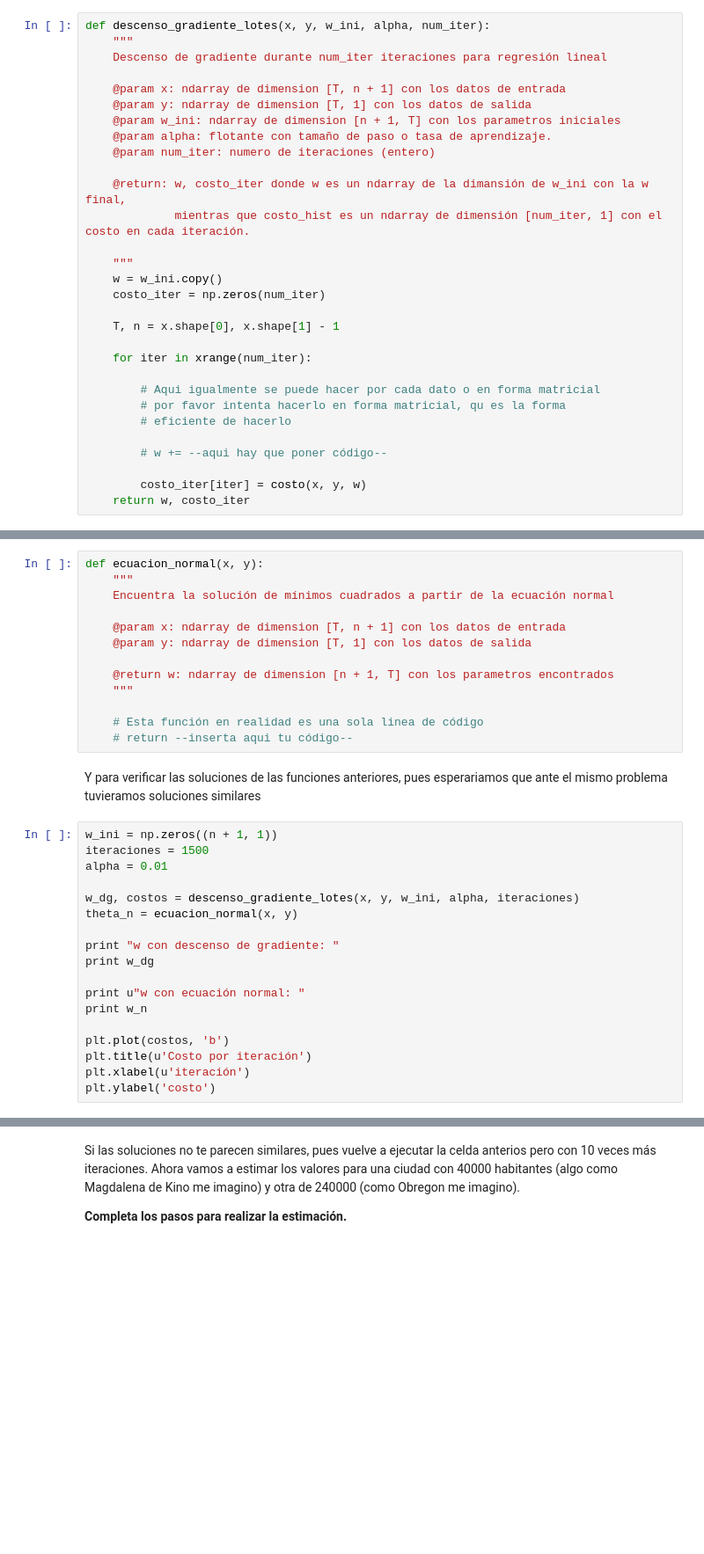
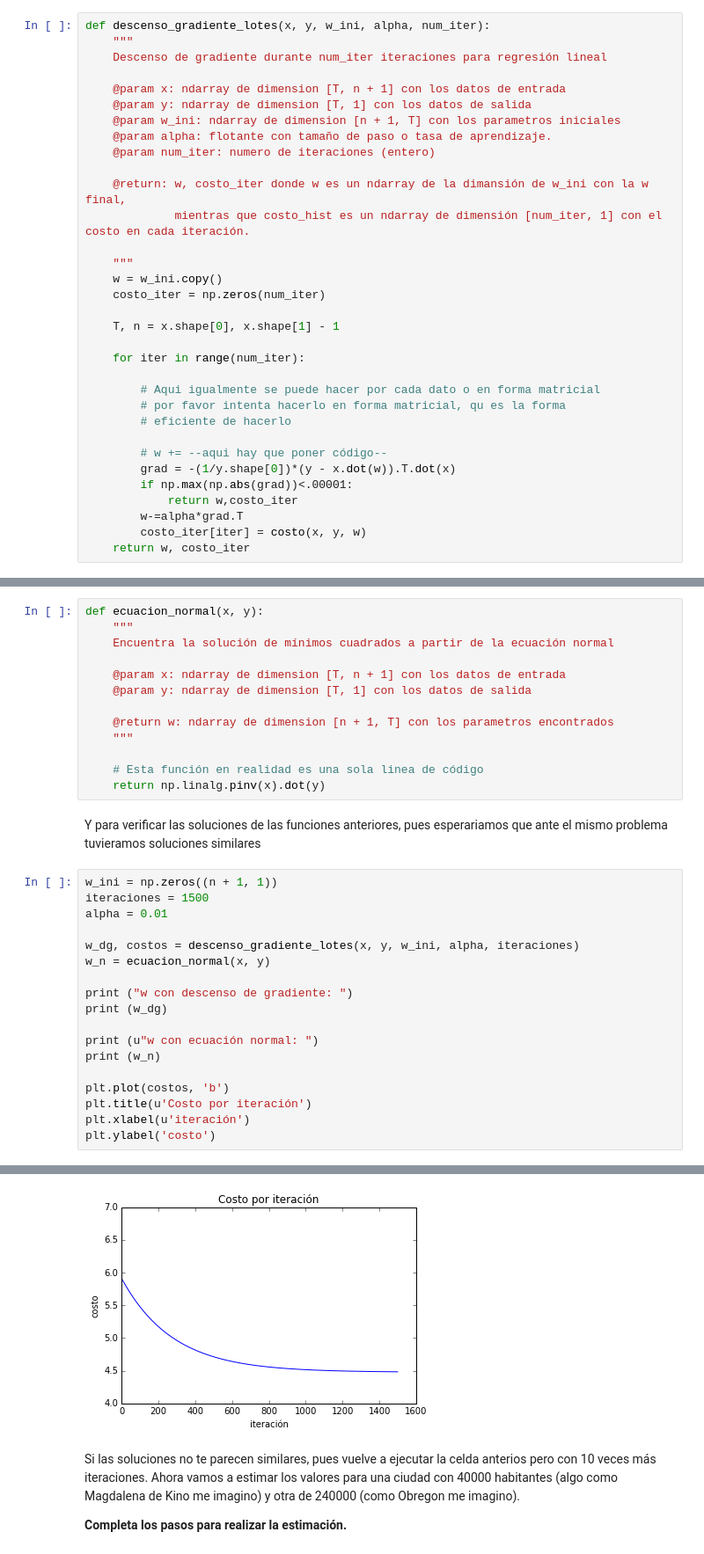
Before and after one commit to lcontiveros/MLS, a Jupyter notebook: regresion_lineal.ipynb, the cells around one changed output, grey strips where cells are left out. Shown: that part at 88% size. Drawn from its saved outputs; the diff is of its cells as text; blank space fills up the shorter version.

Commit message:
descenso de gradiente

```diff
--- a/regresion_lineal.ipynb
+++ b/regresion_lineal.ipynb
@@ -148,14 +151,17 @@ def descenso_gradiente_lotes(x, y, w_ini, alpha, num_iter):
 
     T, n = x.shape[0], x.shape[1] - 1
 
-    for iter in xrange(num_iter):
+    for iter in range(num_iter):
 
         # Aqui igualmente se puede hacer por cada dato o en forma matricial
         # por favor intenta hacerlo en forma matricial, qu es la forma
         # eficiente de hacerlo
 
         # w += --aqui hay que poner código--
-
+        grad = -(1/y.shape[0])*(y - x.dot(w)).T.dot(x)
+        if np.max(np.abs(grad))<.00001:
+            return w,costo_iter
+        w-=alpha*grad.T
         costo_iter[iter] = costo(x, y, w)
     return w, costo_iter
 # %% [markdown]
@@ -174,7 +180,7 @@ def ecuacion_normal(x, y):
     """
 
     # Esta función en realidad es una sola linea de código
-    # return --inserta aqui tu código--
+    return np.linalg.pinv(x).dot(y)
 # %% [markdown]
 Y para verificar las soluciones de las funciones anteriores, pues esperariamos que ante el mismo problema tuvieramos soluciones similares
 # %%
@@ -183,15 +189,16 @@ iteraciones = 1500
 alpha = 0.01
 
 w_dg, costos = descenso_gradiente_lotes(x, y, w_ini, alpha, iteraciones)
-theta_n = ecuacion_normal(x, y)
+w_n = ecuacion_normal(x, y)
 
-print "w con descenso de gradiente: "
-print w_dg
+print ("w con descenso de gradiente: ")
+print (w_dg)
 
-print u"w con ecuación normal: "
-print w_n
+print (u"w con ecuación normal: ")
+print (w_n)
 
 plt.plot(costos, 'b')
 plt.title(u'Costo por iteración')
 plt.xlabel(u'iteración')
 plt.ylabel('costo')
+# %% [output]
@@ -198,3 +212,4 @@ plt.ylabel('costo')
+[figure, added]
 # %% [markdown]
 Si las soluciones no te parecen similares, pues vuelve a ejecutar la celda anterios pero con 10 veces más iteraciones. Ahora vamos a estimar los valores para una ciudad con 40000 habitantes (algo como Magdalena de Kino me imagino) y otra de 240000 (como Obregon me imagino).
 
```
Also changed, not shown: parts of 4 cells of this notebook.
